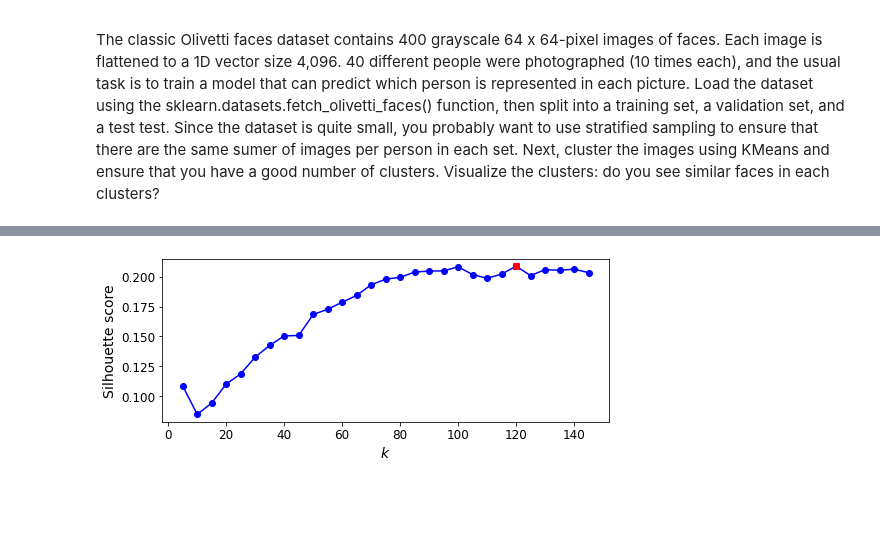
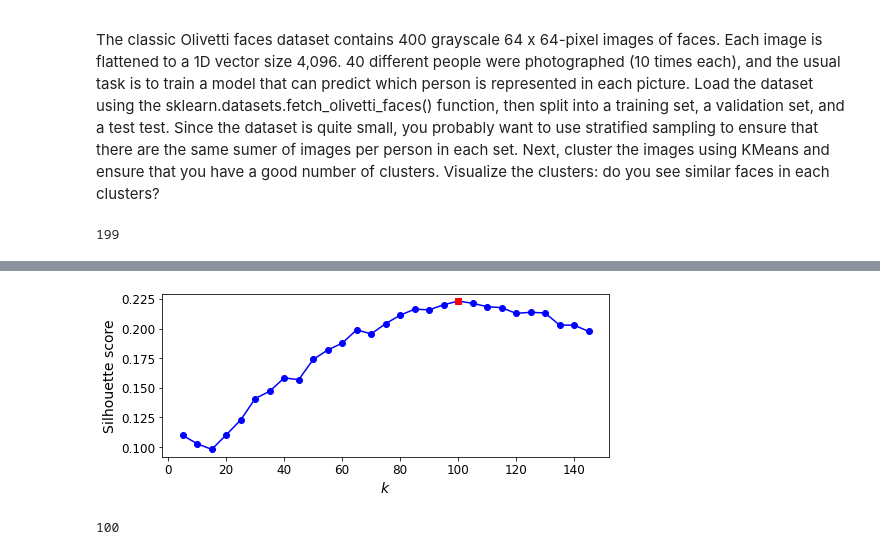
Before and after one commit to espanto28/handsonmlsklearnkerastf, a Jupyter notebook: Chapter9/Unsupervised Learning Techniques.ipynb, the cells around one changed output, grey strips where cells are left out. Cells and saved outputs as stored; diff of their text form; code cells hidden in the pictures; blank space fills up the shorter version.

```diff
--- a/Chapter9/Unsupervised Learning Techniques.ipynb
+++ b/Chapter9/Unsupervised Learning Techniques.ipynb
@@ -1272,7 +1269,7 @@ y = data.target
 # %%
 from sklearn.model_selection import StratifiedShuffleSplit
 # %%
-strat_split = StratifiedShuffleSplit(n_splits=5,test_size=40,random_state=42)
+strat_split = StratifiedShuffleSplit(n_splits=1, test_size=40, random_state=42)
 train_valid_idx, test_idx = next(strat_split.split(olivetti.data, olivetti.target))
 X_train_valid = olivetti.data[train_valid_idx]
 y_train_valid = olivetti.target[train_valid_idx]
@@ -1285,12 +1282,23 @@ X_train = X_train_valid[train_idx]
 y_train = y_train_valid[train_idx]
 X_valid = X_train_valid[valid_idx]
 y_valid = y_train_valid[valid_idx]
+# %%
+from sklearn.decomposition import PCA
+
+pca = PCA(0.99)
+X_train_pca = pca.fit_transform(X_train)
+X_valid_pca = pca.transform(X_valid)
+X_test_pca = pca.transform(X_test)
+
+pca.n_components_
+# %% [output]
+199
 # %%
 k_range = range(5, 150, 5)
 kmeans_per_k = []
 for k in k_range:
     print("k={}".format(k))
-    kmeans = KMeans(n_clusters=k, random_state=42).fit(X_train_valid)
+    kmeans = KMeans(n_clusters=k, random_state=42).fit(X_train_pca)
     kmeans_per_k.append(kmeans)
 # %% [output]
 k=5
@@ -1313,17 +1321,21 @@ k=145
 # %%
 from sklearn.metrics import silhouette_score
 
-silhouette_scores = [silhouette_score(X_train_valid, model.labels_)
+silhouette_scores = [silhouette_score(X_train_pca, model.labels_)
                      for model in kmeans_per_k]
 best_index = np.argmax(silhouette_scores)
 best_k = k_range[best_index]
 best_score = silhouette_scores[best_index]
 
 plt.figure(figsize=(8, 3))
 plt.plot(k_range, silhouette_scores, "bo-")
 plt.xlabel("$k$", fontsize=14)
 plt.ylabel("Silhouette score", fontsize=14)
 plt.plot(best_k, best_score, "rs")
 plt.show()
 # %% [output]
-[figure, old version]
+[figure, new version]
+# %%
+best_k
+# %% [output]
+100
```
Also changed, not shown: parts of 41 cells of this notebook, 1 other file.
